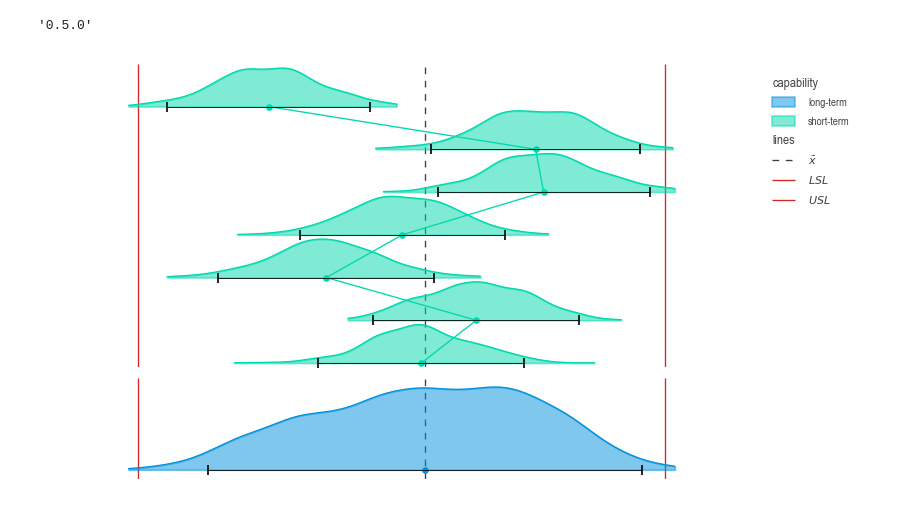
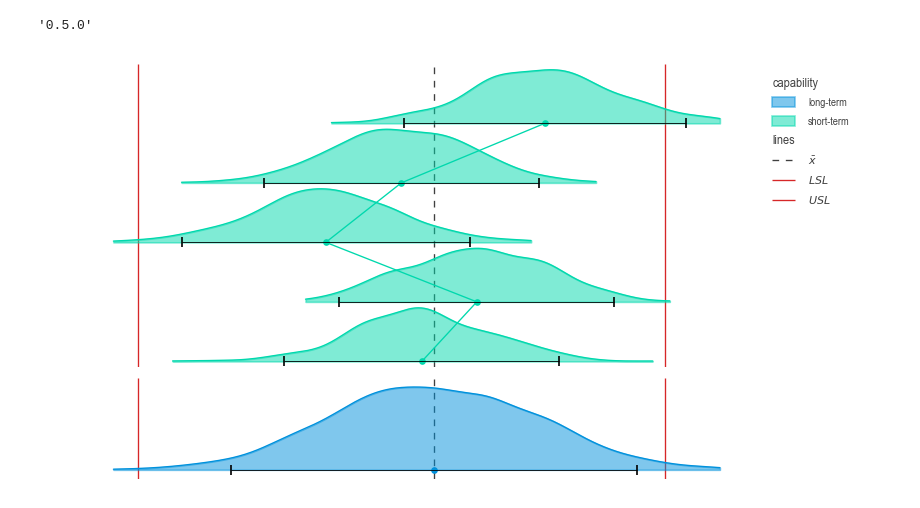
Before and after one commit to j4ggr/DaSPi, a Jupyter notebook: notebooks/doc-content_process-analysis.ipynb, the cells around one changed output. Drawn from its saved outputs; the diff is of its cells as text; code cells hidden in the pictures.

```diff
--- a/notebooks/doc-content_process-analysis.ipynb
+++ b/notebooks/doc-content_process-analysis.ipynb
@@ -17,7 +17,7 @@ sns.displot
 np.random.seed(3)
 N_SAMPLES = 500
 HEIGHT = 0.9
-means = np.random.random(7)-0.5
+means = np.random.random(5)-0.5
 df_batch = pd.DataFrame()
 
 for i, mean in enumerate(means):
@@ -25,7 +25,7 @@ for i, mean in enumerate(means):
     data = pd.DataFrame({
         'capability': 'short-term',
         'position': pos,
-        'values': stats.norm.rvs(size=N_SAMPLES, loc=mean, scale=0.15)})
+        'values': stats.norm.rvs(size=N_SAMPLES, loc=mean, scale=0.2)})
     df_batch = pd.concat([df_batch, data], axis=0, ignore_index=True)
 df_tot = pd.DataFrame({
     'capability': 'long-term',
@@ -58,31 +58,31 @@ def axes_settings(ax) -> None:
     ax.spines['left'].set_visible(False)
     ax.set(ylim=(-0.1, None), xlim=(-1, 1))
 
 kw_base: Dict[str, Any] = dict(
     feature='position',
     target='values',
     target_on_y=False,
     ax=chart.axes[0][0],
     color=dsp.COLOR.PALETTE[1])
 kw_kde: Dict[str, Any] = dict(
     height=HEIGHT,
     fill=True,
     ignore_feature=False)
 kw_spread: Dict[str, Any] = dict(
     marker='o',
     agreement=4,
 )
 dsp.CenterLocation(source=df_batch, center_points=False, **kw_base)()
 for pos, group in df_batch.groupby('position'):
     dsp.GaussianKDE(source=group, f_base=pos, **(kw_base | kw_kde))()
     dsp.SpreadWidth(source=group, **(kw_base | kw_spread))()
 
 kw_base['ax'] = chart.axes[1][0]
 kw_base['color'] = color=dsp.COLOR.PALETTE[0]
 dsp.GaussianKDE(source=df_tot, f_base=0, **(kw_base | kw_kde))()
 dsp.SpreadWidth(source=df_tot, **(kw_base | kw_spread))()
 
 for ax in chart.axes.flat:
     axes_settings(ax)
 # %% [output]
-[figure, old version]
+[figure, new version]
```
Also changed, not shown: parts of 2 cells of this notebook, 3 other files.
